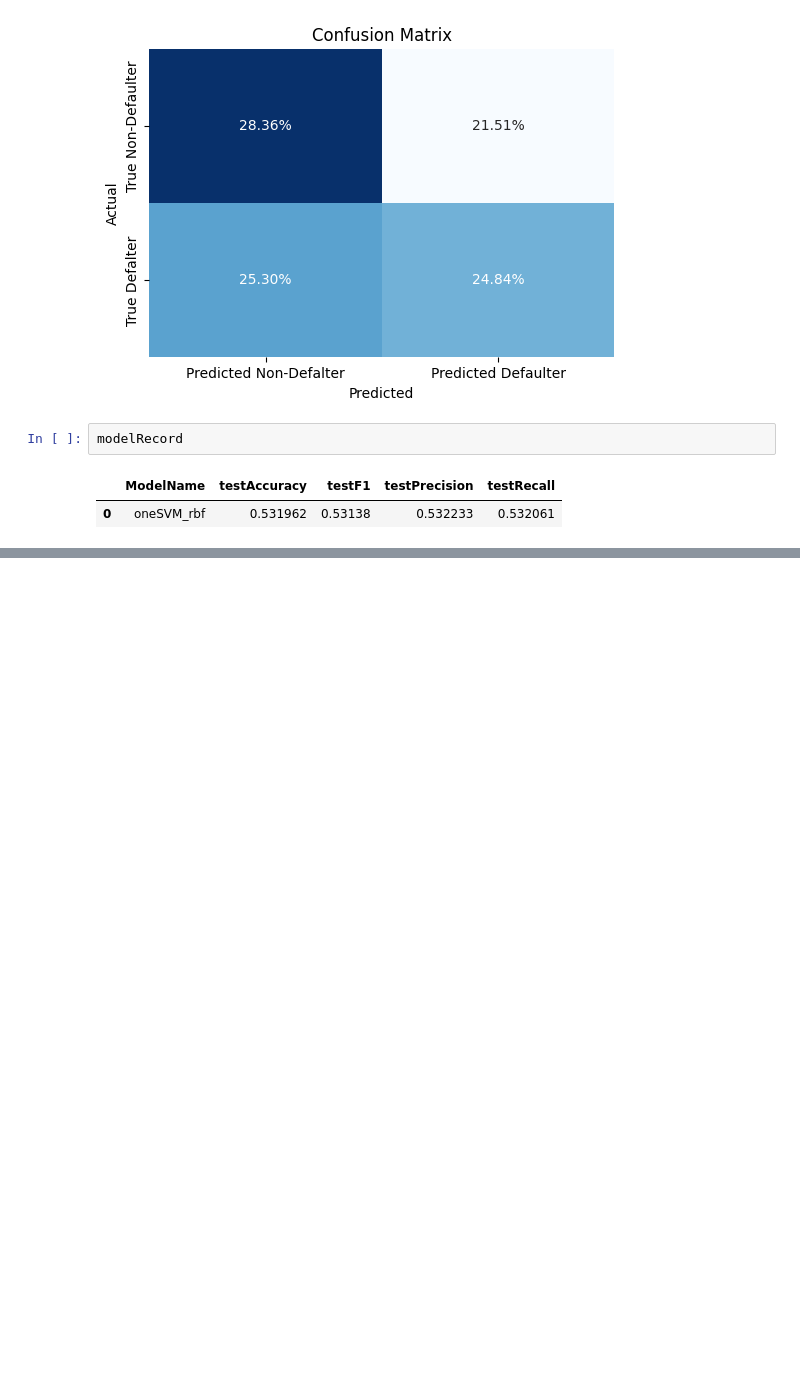
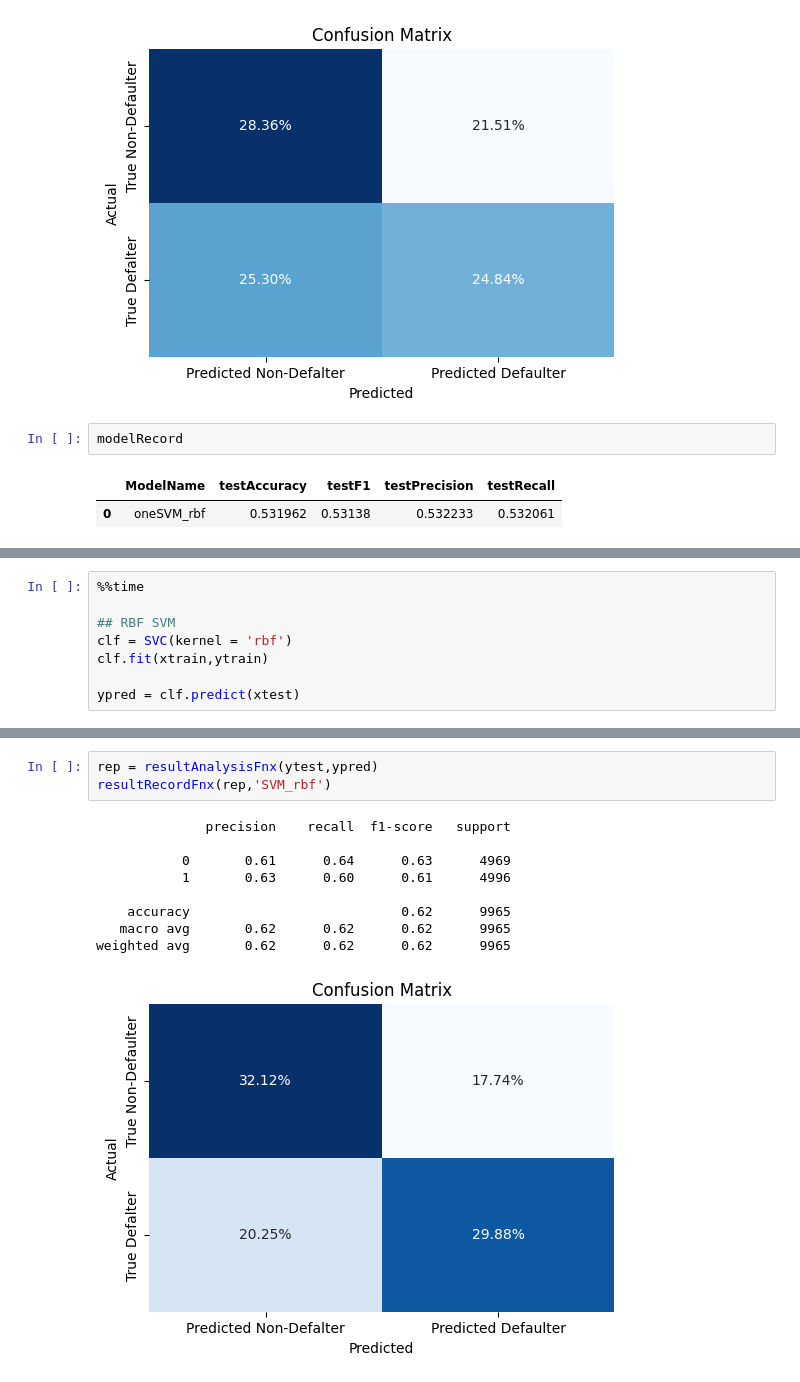
Before and after one commit to aver81/Loan-Defaulter-Classification, a Jupyter notebook: notebooks/LoanDefaulterClassification.ipynb, the cells around one changed output, grey strips where cells are left out. Drawn from its saved outputs; the diff is of its cells as text; blank space fills up the shorter version.

```diff
--- a/notebooks/LoanDefaulterClassification.ipynb
+++ b/notebooks/LoanDefaulterClassification.ipynb
@@ -939,0 +1002,8 @@ resultRecordFnx(rep,'SVM_lin')
+# %%
+%%time
+
+## RBF SVM
+clf = SVC(kernel = 'rbf')
+clf.fit(xtrain,ytrain)
+
+ypred = clf.predict(xtest)
@@ -939,0 +1013,13 @@ resultRecordFnx(rep,'SVM_lin')
+# %%
+rep = resultAnalysisFnx(ytest,ypred)
+resultRecordFnx(rep,'SVM_rbf')
+# %% [output]
+              precision    recall  f1-score   support
+
+           0       0.61      0.64      0.63      4969
+           1       0.63      0.60      0.61      4996
+
+    accuracy                           0.62      9965
+   macro avg       0.62      0.62      0.62      9965
+weighted avg       0.62      0.62      0.62      9965
+[figure, added]
```
Also changed, not shown: parts of 22 cells of this notebook, 1 other file.
